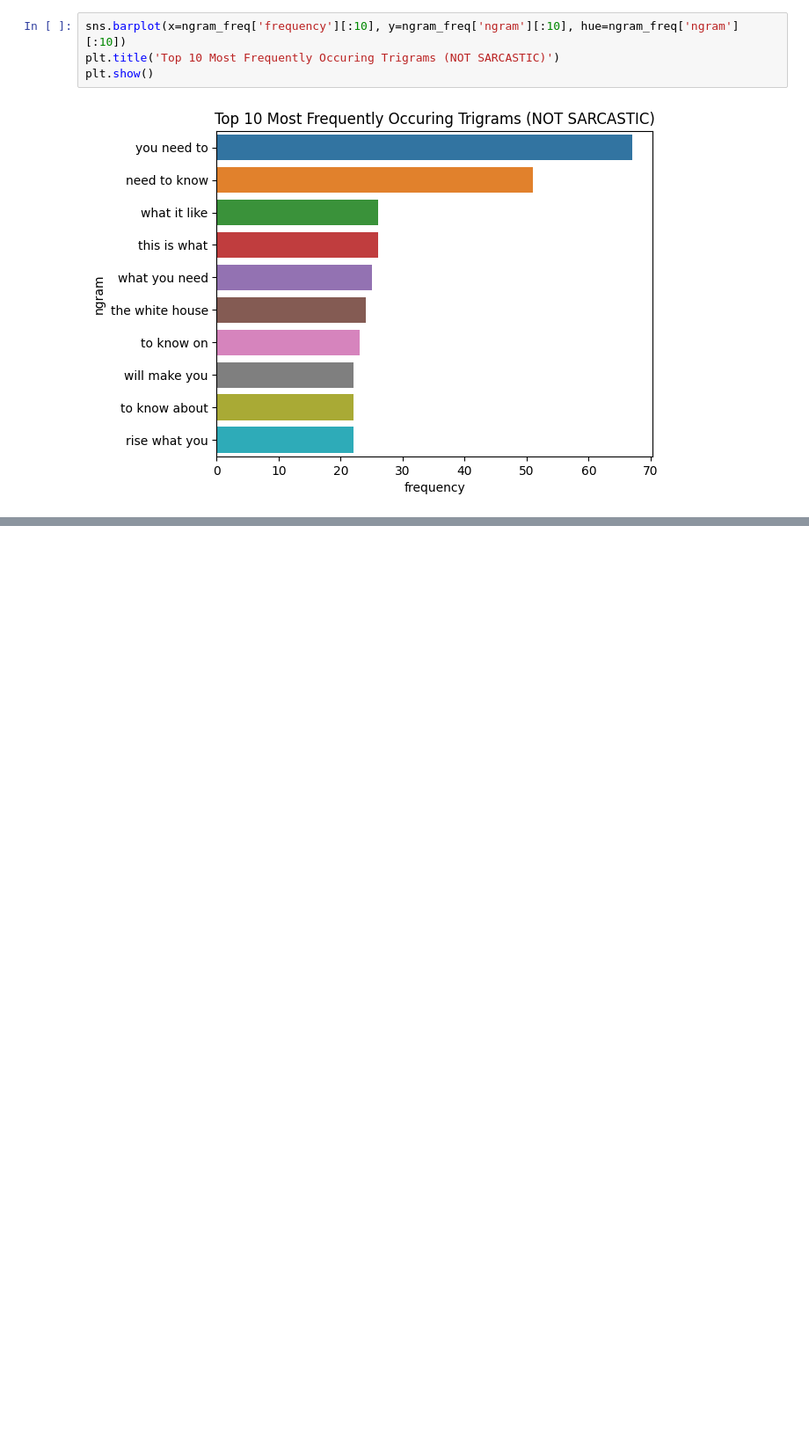
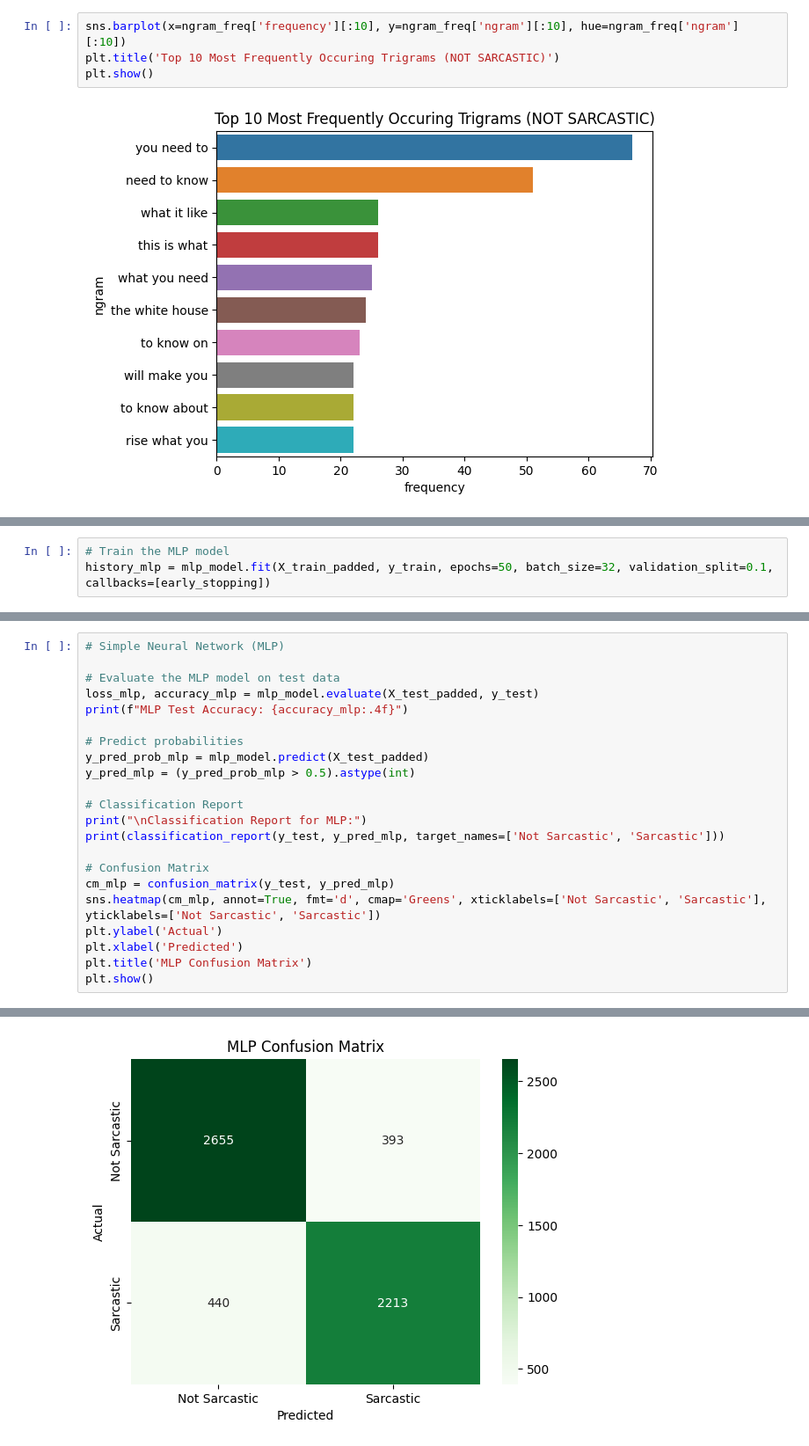
Before and after one commit to lisanvo/aai590-capstone-project, a Jupyter notebook: Technical_Draft_LV.ipynb, the cells around one changed output, grey strips where cells are left out. Shown at 88% size. Drawn from its saved outputs; the diff is of its cells as text; blank space fills up the shorter version.

```diff
--- a/Technical_Draft_LV.ipynb
+++ b/Technical_Draft_LV.ipynb
@@ -361,0 +625,3 @@ plt.show()
+# %%
+# Train the MLP model
+history_mlp = mlp_model.fit(X_train_padded, y_train, epochs=50, batch_size=32, validation_split=0.1, callbacks=[early_stopping])
@@ -361,0 +799,23 @@ plt.show()
+# %%
+# Simple Neural Network (MLP)
+
+# Evaluate the MLP model on test data
+loss_mlp, accuracy_mlp = mlp_model.evaluate(X_test_padded, y_test)
+print(f"MLP Test Accuracy: {accuracy_mlp:.4f}")
+
+# Predict probabilities
+y_pred_prob_mlp = mlp_model.predict(X_test_padded)
+y_pred_mlp = (y_pred_prob_mlp > 0.5).astype(int)
+
+# Classification Report
+print("\nClassification Report for MLP:")
+print(classification_report(y_test, y_pred_mlp, target_names=['Not Sarcastic', 'Sarcastic']))
+
+# Confusion Matrix
+cm_mlp = confusion_matrix(y_test, y_pred_mlp)
+sns.heatmap(cm_mlp, annot=True, fmt='d', cmap='Greens', xticklabels=['Not Sarcastic', 'Sarcastic'], yticklabels=['Not Sarcastic', 'Sarcastic'])
+plt.ylabel('Actual')
+plt.xlabel('Predicted')
+plt.title('MLP Confusion Matrix')
+plt.show()
+# %% [output]
@@ -361,0 +835 @@ plt.show()
+[figure, added]
```
Also changed, not shown: parts of 42 cells of this notebook.
